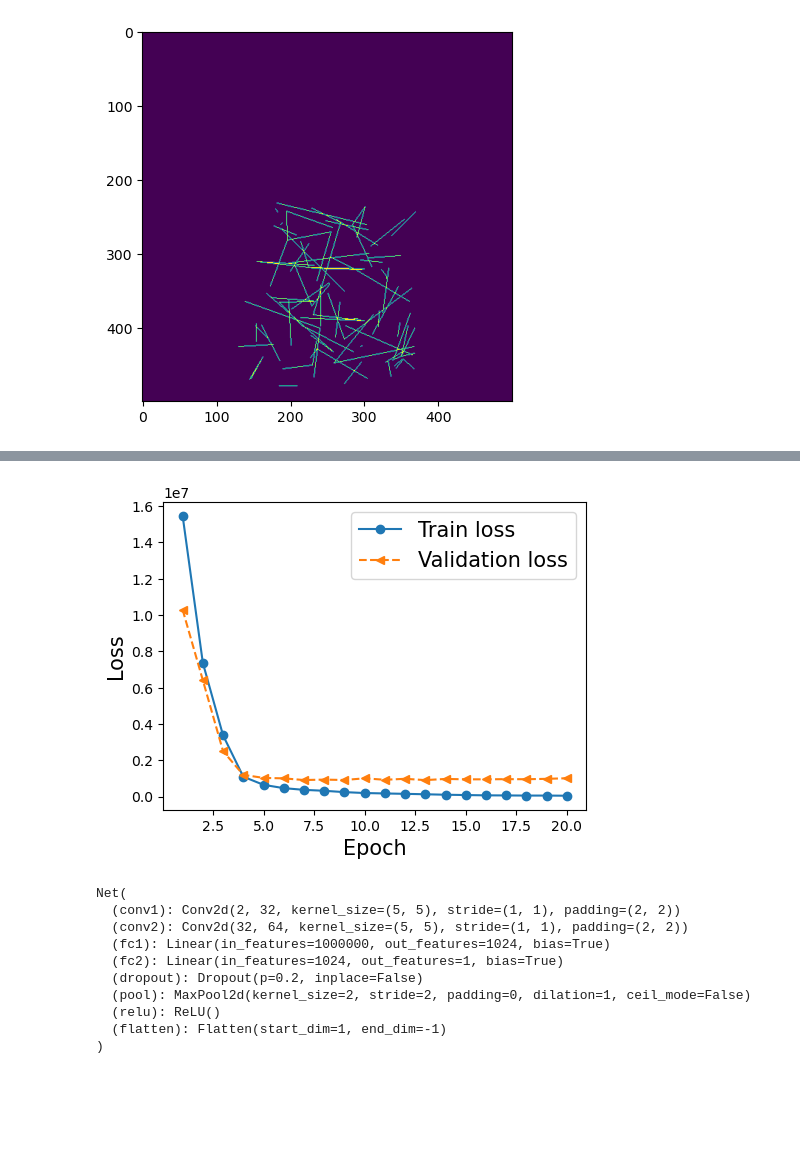
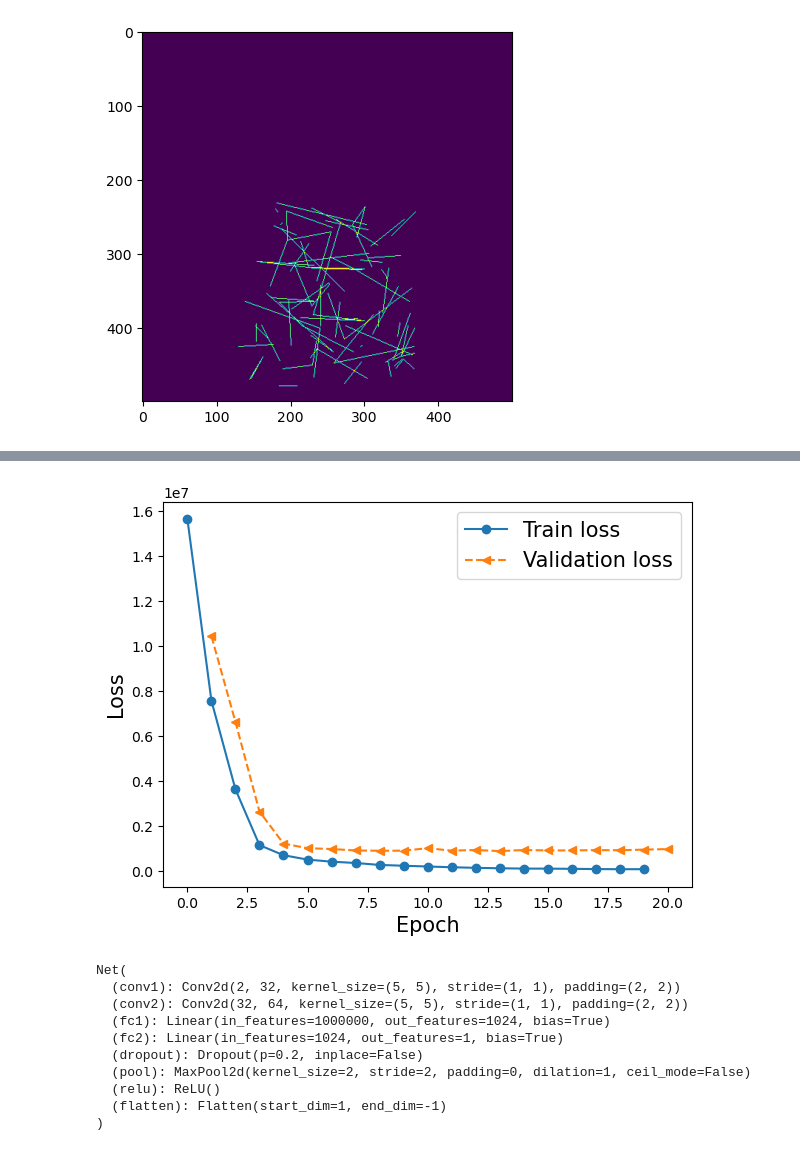
Before and after one commit to giliapatterson/spatial_ckmr, a Jupyter notebook: close_kin_slim/spaghetti_nn.ipynb, the cells around one changed output, grey strips where cells are left out. Drawn from its saved outputs; the diff is of its cells as text; code cells hidden in the pictures; blank space fills up the shorter version.

```diff
--- a/close_kin_slim/spaghetti_nn.ipynb
+++ b/close_kin_slim/spaghetti_nn.ipynb
@@ -332,16 +383,17 @@ Epoch 20 loss: 44215.9733 val_loss: 1006545.6595
 # %%
-x_arr = np.arange(len(hist[0])) + 1
+train_x = np.arange(len(hist[0]))
+val_x = np.arange(len(hist[0])) + 1
 
-fig = plt.figure(figsize=(12, 4))
+fig = plt.figure(figsize=(15, 5))
 ax = fig.add_subplot(1, 2, 1)
-ax.plot(x_arr, hist[0], '-o', label='Train loss')
-ax.plot(x_arr, hist[1], '--<', label='Validation loss')
+ax.plot(train_x, hist[0], '-o', label='Train loss')
+ax.plot(val_x, hist[1], '--<', label='Validation loss')
 ax.set_xlabel('Epoch', size=15)
 ax.set_ylabel('Loss', size=15)
 ax.legend(fontsize=15)
 
 plt.show()
 # %% [output]
-[figure, old version]
+[figure, new version]
 # %%
 #Save model
```
Also changed, not shown: parts of 19 cells of this notebook.
